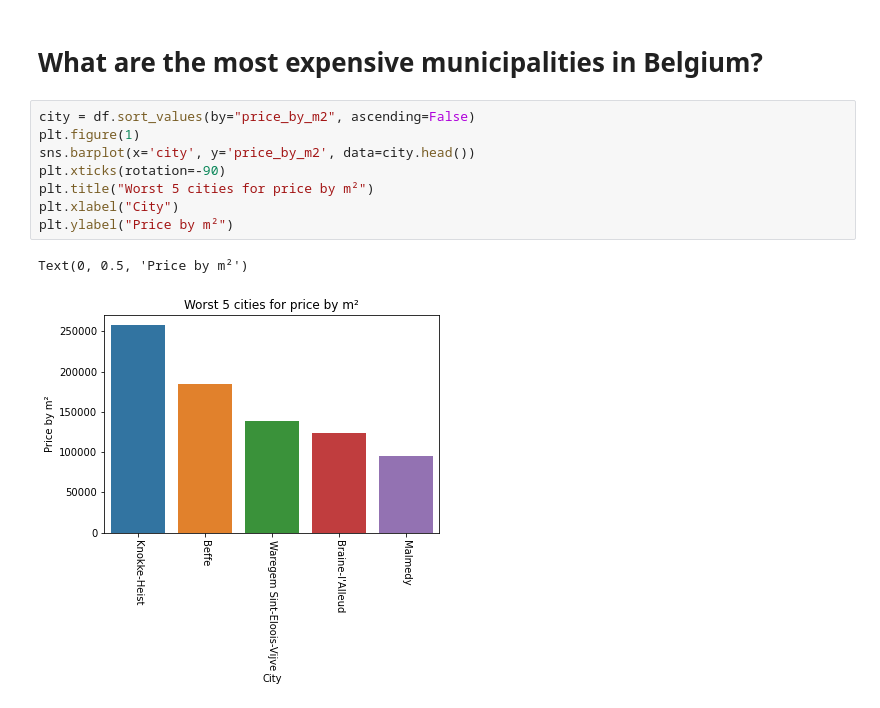
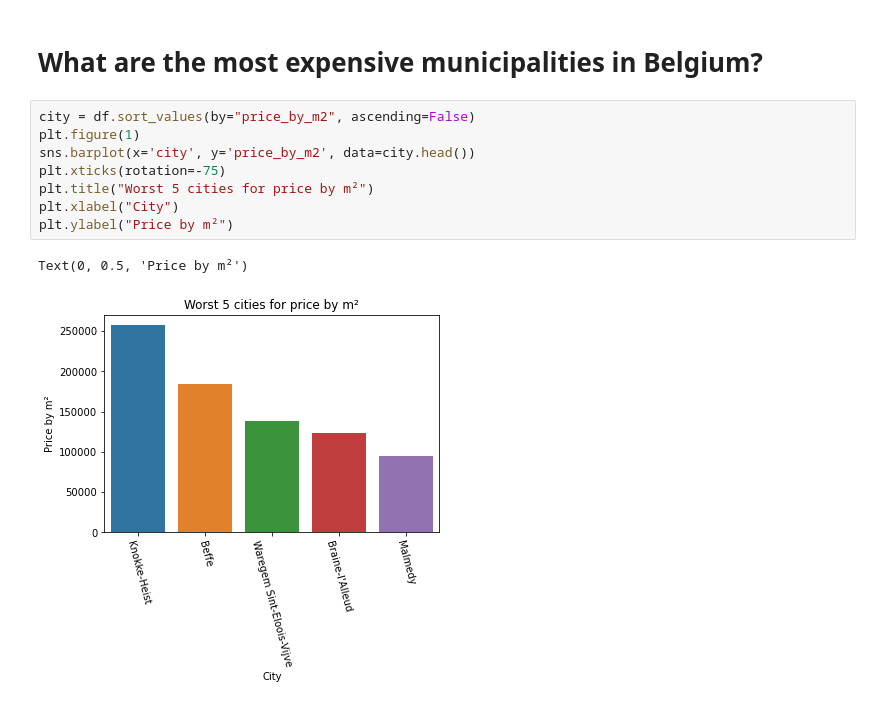
Before and after one commit to abdellahML/challenge-data-analysis, a Jupyter notebook: Codes/interpretation.ipynb, the cells around one changed output. Saved outputs shown, nothing was run; the diff lists cells and outputs as text.

```diff
--- a/Codes/interpretation.ipynb
+++ b/Codes/interpretation.ipynb
@@ -166,11 +164,11 @@ condition
 # %%
 city = df.sort_values(by="price_by_m2", ascending=False)
 plt.figure(1)
 sns.barplot(x='city', y='price_by_m2', data=city.head())
-plt.xticks(rotation=-90)
+plt.xticks(rotation=-75)
 plt.title("Worst 5 cities for price by m²")
 plt.xlabel("City")
 plt.ylabel("Price by m²")
 # %% [output]
 Text(0, 0.5, 'Price by m²')
-[figure, old version]
+[figure, new version]
```
Also changed, not shown: parts of 2 cells of this notebook.
